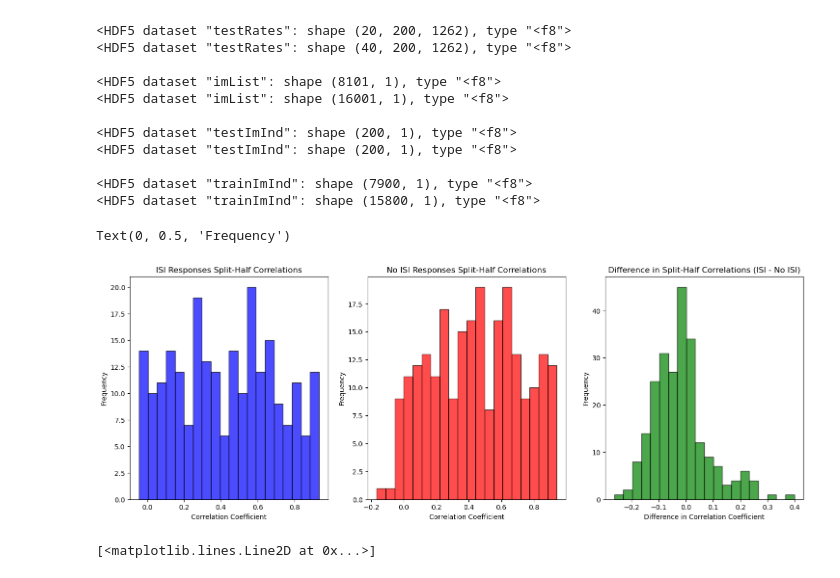
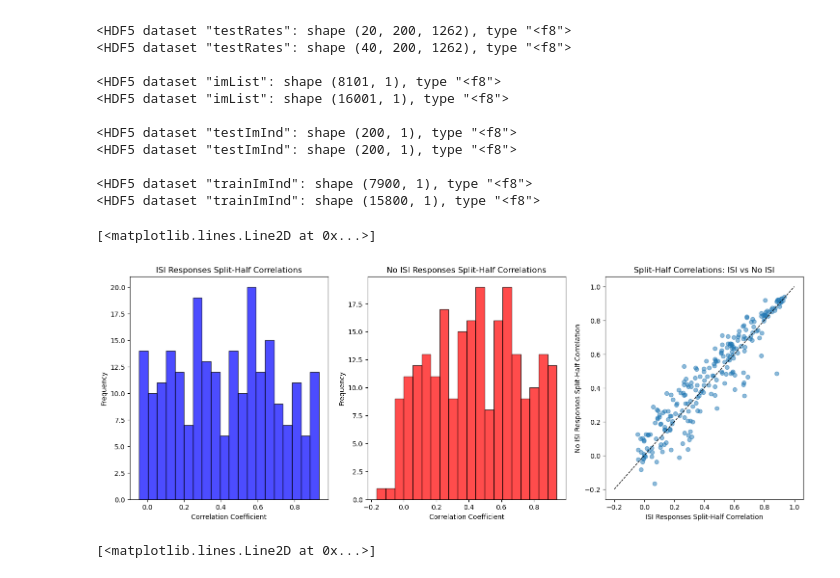
Before and after one commit to ThomasYerxa/neural_regression, a Jupyter notebook: exploration.ipynb, the cells around one changed output. Saved outputs shown, nothing was run; the diff lists cells and outputs as text; code cells hidden in the pictures.

```diff
--- a/exploration.ipynb
+++ b/exploration.ipynb
@@ -159,30 +159,30 @@ noisi_mean_split_half_corrs = np.nanmean(noisi_split_half_corrs, axis=0) # note:
 # %%
 fig, axs = plt.subplots(1, 3, figsize=(18, 6))
 
 axs[0].hist(isi_mean_split_half_corrs, bins=20, color='blue', alpha=0.7, edgecolor='black')
 axs[0].set_title('ISI Responses Split-Half Correlations')
 axs[0].set_xlabel('Correlation Coefficient')
 axs[0].set_ylabel('Frequency')
 axs[1].hist(noisi_mean_split_half_corrs, bins=20, color='red', alpha=0.7, edgecolor='black')
 axs[1].set_title('No ISI Responses Split-Half Correlations')
 axs[1].set_xlabel('Correlation Coefficient')
 axs[1].set_ylabel('Frequency')
 
 # scatter plot
-# axs[2].scatter(isi_mean_split_half_corrs, noisi_mean_split_half_corrs, alpha=0.5)
-# axs[2].set_title('Split-Half Correlations: ISI vs No ISI')
-# axs[2].set_xlabel('ISI Responses Split-Half Correlation')
-# axs[2].set_ylabel('No ISI Responses Split-Half Correlation')
-#  # draw diagonal line
-# axs[2].plot([-0.2, 1], [-0.2, 1], color='black', linestyle='--', linewidth=1)
+axs[2].scatter(isi_mean_split_half_corrs, noisi_mean_split_half_corrs, alpha=0.5)
+axs[2].set_title('Split-Half Correlations: ISI vs No ISI')
+axs[2].set_xlabel('ISI Responses Split-Half Correlation')
+axs[2].set_ylabel('No ISI Responses Split-Half Correlation')
+ # draw diagonal line
+axs[2].plot([-0.2, 1], [-0.2, 1], color='black', linestyle='--', linewidth=1)
 
-axs[2].hist(isi_mean_split_half_corrs - noisi_mean_split_half_corrs, bins=20, color='green', alpha=0.7, edgecolor='black')
-axs[2].set_title('Difference in Split-Half Correlations (ISI - No ISI)')
-axs[2].set_xlabel('Difference in Correlation Coefficient')
-axs[2].set_ylabel('Frequency')
+#axs[2].hist(isi_mean_split_half_corrs - noisi_mean_split_half_corrs, bins=20, color='green', alpha=0.7, edgecolor='black')
+#axs[2].set_title('Difference in Split-Half Correlations (ISI - No ISI)')
+#axs[2].set_xlabel('Difference in Correlation Coefficient')
+#axs[2].set_ylabel('Frequency')
 # %% [output]
-Text(0, 0.5, 'Frequency')
+[<matplotlib.lines.Line2D at 0x...>]
-[figure, old version]
+[figure, new version]
 # %%
 # Jenelle's Question: compare correlation between ISI and No ISI responses
 def cross_condition_correlation(isi_responses, noisi_responses, n_splits=1000):
```
